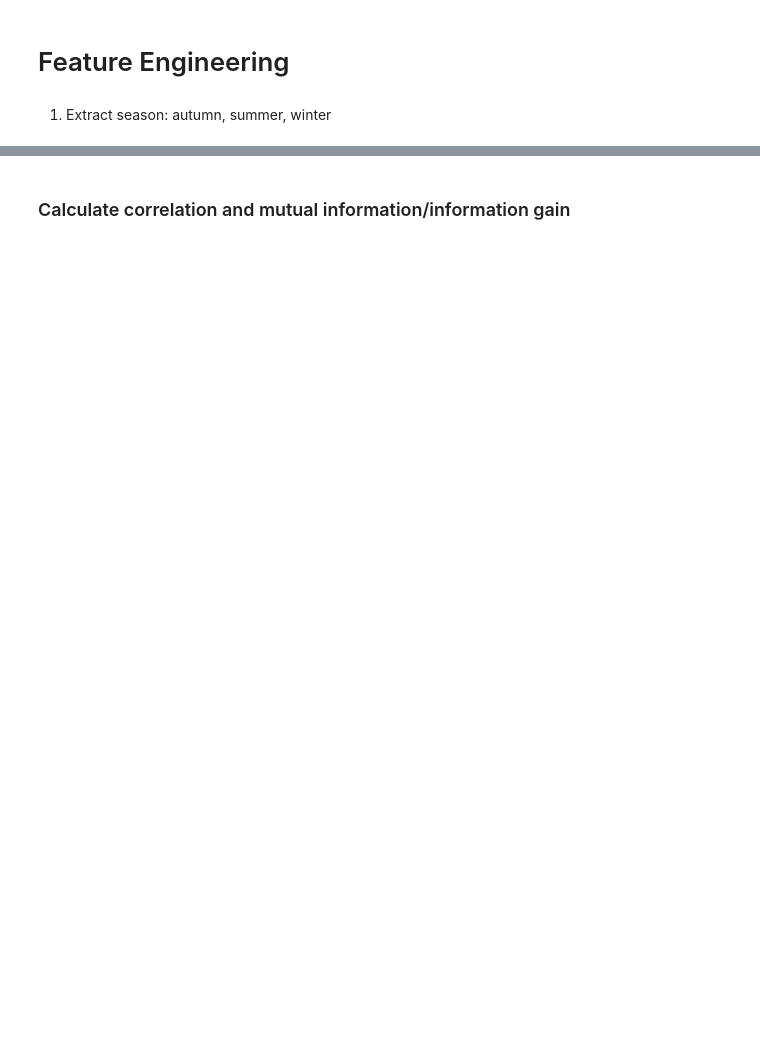
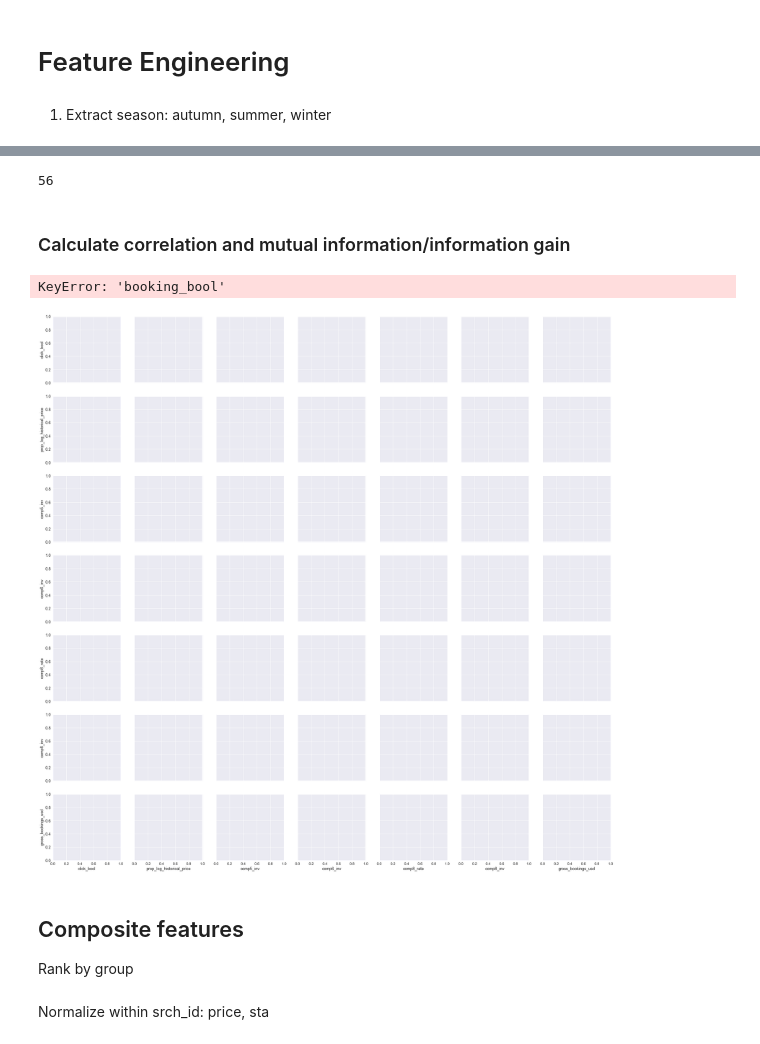
Before and after one commit to mrijksen/DM2018, a Jupyter notebook: Assignment2/Assignment2.ipynb, the cells around one changed output, grey strips where cells are left out. Saved outputs shown, nothing was run; the diff lists cells and outputs as text; code cells hidden in the pictures; blank space fills up the shorter version.

```diff
--- a/Assignment2/Assignment2.ipynb
+++ b/Assignment2/Assignment2.ipynb
@@ -25,8 +28,7 @@ matplotlib.rcParams.update(params)
 # %%
 data = pd.read_csv('Data Mining VU data/training_set_VU_DM_2014.csv')
 # %%
-df = data.head(500)
-df
+df = data.head(30000)
 # %% [markdown]
 #  Feature Engineering
 # %% [markdown]
@@ -63,5 +136,12 @@ df.iloc[:,40:48].
+# %%
+df.columns.get_loc("price_usd_normalized")
+# %% [output]
+56
 # %% [markdown]
 ### Calculate correlation and mutual information/information gain
 # %%
-columns_to_plot=[38,39,42,44,47,48]
-g = sns.pairplot( df.iloc[1:500,listed], hue="booking_bool",palette = 'seismic',size=5,diag_kind = 'kde',diag_kws=dict(shade=True),plot_kws=dict(s=10),  )
+columns_to_plot=[50,12,39,42,47,48,51]
+g = sns.pairplot( df.iloc[1:500,columns_to_plot], hue="booking_bool",palette = 'seismic',size=5,diag_kind = 'kde',diag_kws=dict(shade=True),plot_kws=dict(s=10),  )
+# %% [output]
+KeyError: 'booking_bool'
+[figure, added]
@@ -72,0 +148,3 @@ plt.matshow(df.corr())
+# %% [markdown]
+## Composite features
+Rank by group
@@ -72,0 +155,2 @@ plt.matshow(df.corr())
+# %% [markdown]
+Normalize within srch_id: price, sta
```
Also changed, not shown: parts of 23 cells of this notebook.
